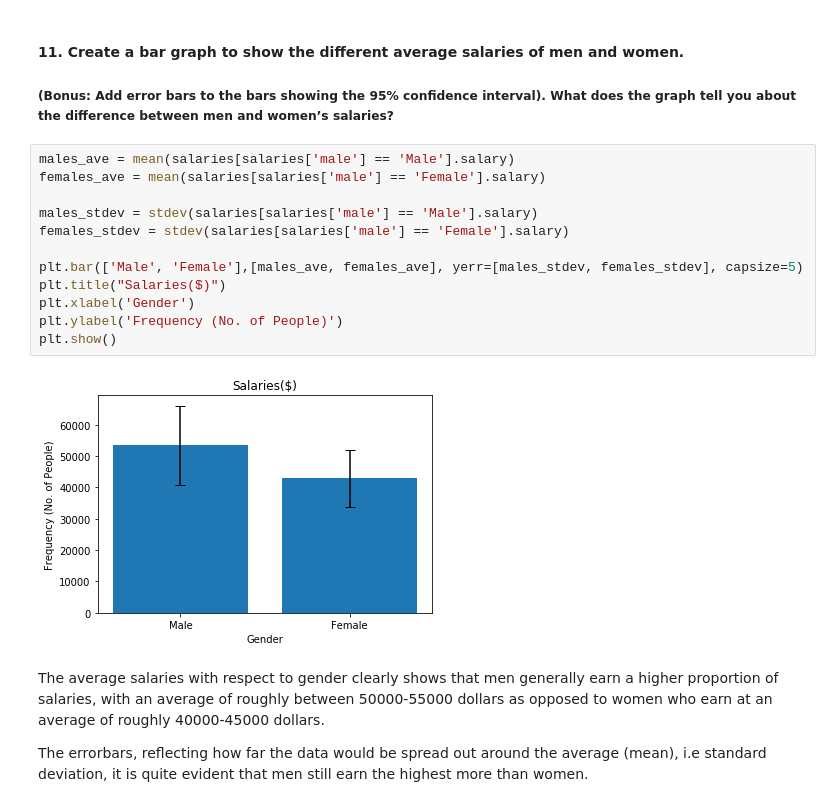
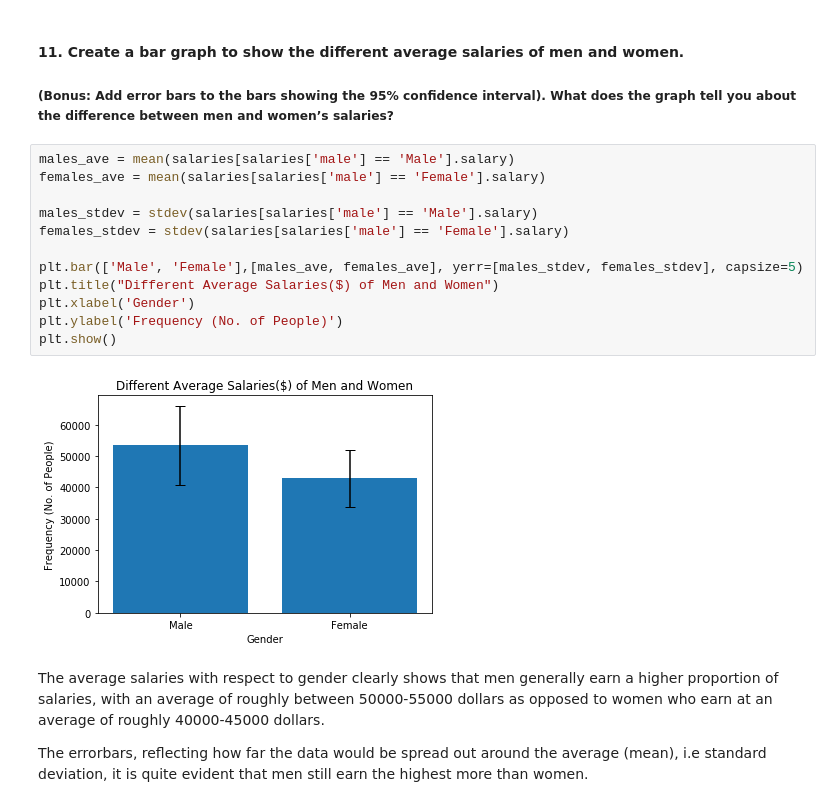
Before and after one commit to PhathuAuti/statistical-thinking, a Jupyter notebook: Statistical Thinking - Salaries.ipynb, the cells around one changed output. Drawn from its saved outputs; the diff is of its cells as text.

```diff
--- a/Statistical Thinking - Salaries.ipynb
+++ b/Statistical Thinking - Salaries.ipynb
@@ -193,17 +193,17 @@ Salary is highly distributed at a roughly 35000 dollars mark. Although many more
 # %%
 males_ave = mean(salaries[salaries['male'] == 'Male'].salary)
 females_ave = mean(salaries[salaries['male'] == 'Female'].salary)
 
 males_stdev = stdev(salaries[salaries['male'] == 'Male'].salary)
 females_stdev = stdev(salaries[salaries['male'] == 'Female'].salary)
 
 plt.bar(['Male', 'Female'],[males_ave, females_ave], yerr=[males_stdev, females_stdev], capsize=5)
-plt.title("Salaries($)")
+plt.title("Different Average Salaries($) of Men and Women")
 plt.xlabel('Gender')
 plt.ylabel('Frequency (No. of People)')
 plt.show()
 # %% [output]
-[figure, old version]
+[figure, new version]
 # %% [markdown]
 The average salaries with respect to gender clearly shows that men generally earn a higher proportion of salaries, with an average of roughly between 50000-55000 dollars as opposed to women who earn at an average of roughly 40000-45000 dollars.
 
```
Also changed, not shown: parts of 1 cell of this notebook.
